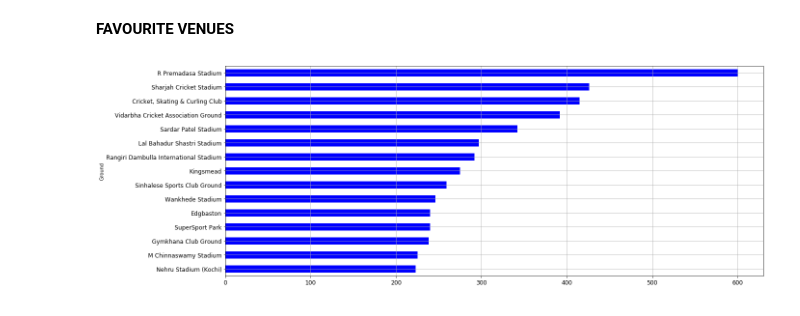
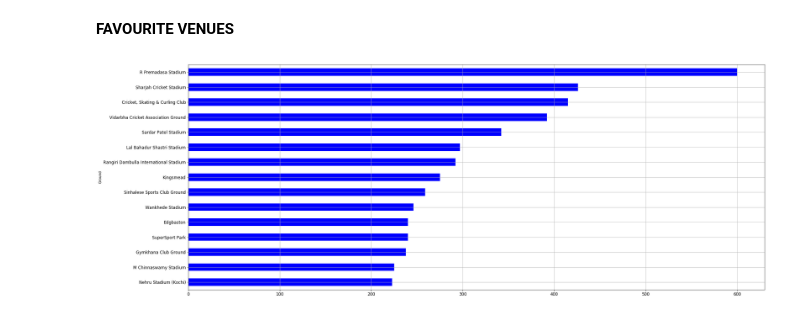
Before and after one commit to Ritvik19/Rahul-Dravid, a Jupyter notebook: Analysis/ODI.ipynb, the cells around one changed output. Cells and saved outputs as stored; diff of their text form; code cells hidden in the pictures.

```diff
--- a/Analysis/ODI.ipynb
+++ b/Analysis/ODI.ipynb
@@ -300,8 +300,8 @@ plt.savefig('../data/ODI-YearWise.png')
 # %%
 data['Runs_'] = data['Runs'].apply(runs_balls_clean)
 # %%
-data.groupby('Ground')['Runs_'].sum().sort_values().tail(15).plot.barh(figsize=(20,8), grid=True,
-                                                                                     fontsize=12, cmap='winter')
+data.groupby('Ground')['Runs_'].sum().sort_values().tail(15).plot.barh(figsize=(30,12), grid=True, fontsize=12,
+                                                                                     cmap='winter')
 plt.savefig('../data/ODI-Grounds.png')
 # %% [output]
-[figure, old version]
+[figure, new version]
```
Also changed, not shown: 6 other files.
